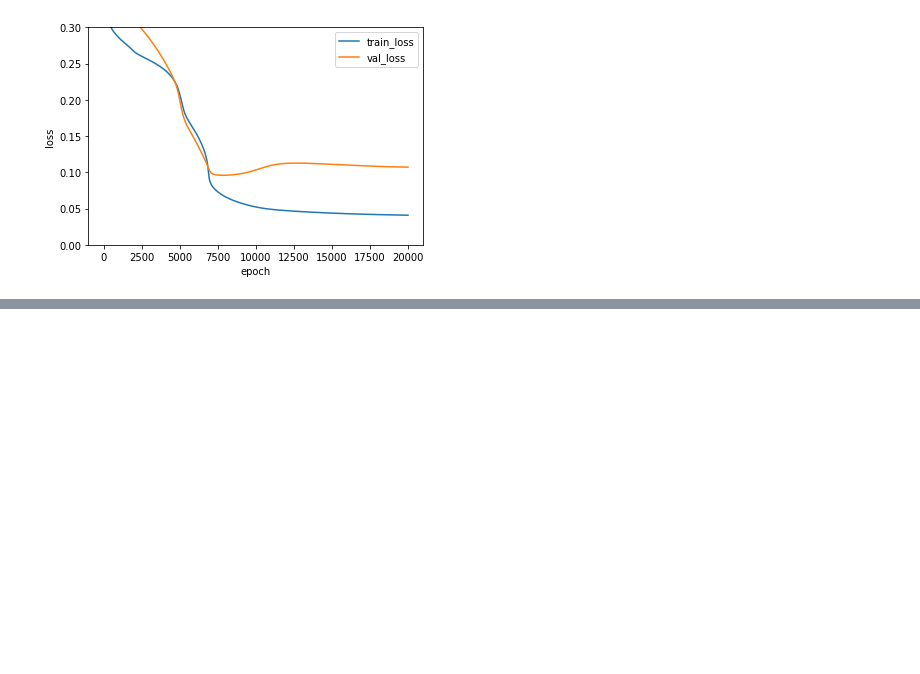
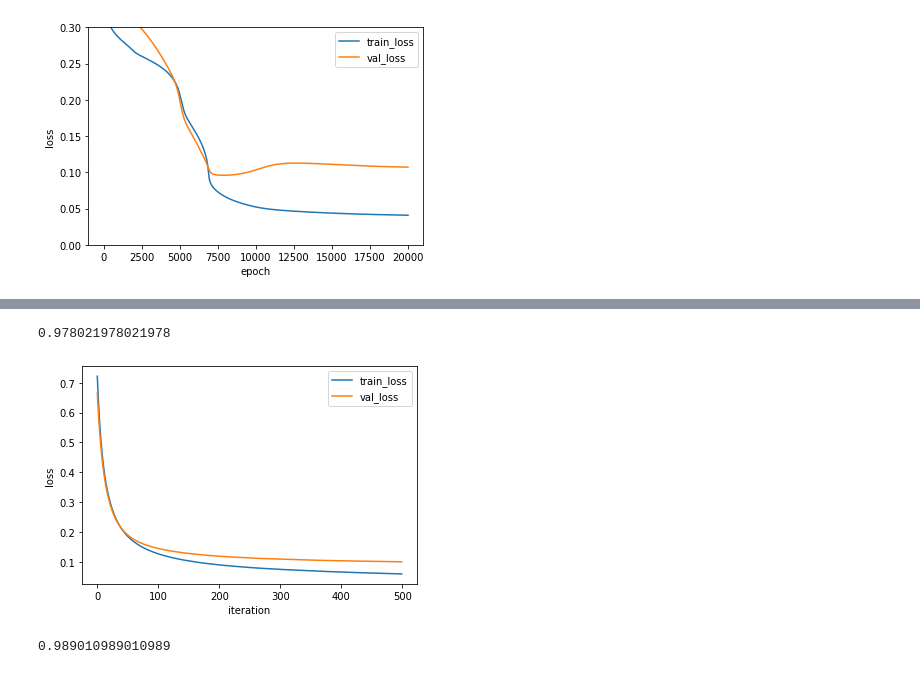
Before and after one commit to kxxxda/DoItDeepLearning, a Jupyter notebook: ch06.ipynb, the cells around one changed output, grey strips where cells are left out. Saved outputs shown, nothing was run; the diff lists cells and outputs as text; code cells hidden in the pictures; blank space fills up the shorter version.

```diff
--- a/ch06.ipynb
+++ b/ch06.ipynb
@@ -254,0 +346,34 @@ plt.show()
+# %%
+# 미니 배치 크기를 늘려보자
+
+minibatch_net = MinibatchNetwork(l2 = 0.01, batch_size = 128)
+minibatch_net.fit(x_train_scaled, y_train,
+                x_val = x_val_scaled, y_val = y_val, epochs = 500)
+minibatch_net.score(x_val_scaled, y_val)
+# %% [output]
+0.978021978021978
+# %%
+plt.plot(minibatch_net.losses)
+plt.plot(minibatch_net.val_losses)
+plt.ylabel('loss')
+plt.xlabel('iteration')
+plt.legend(['train_loss', 'val_loss'])
+plt.show()
+
+# 미니배치의 크기를 늘리고 나서 손실 그래프는 안정적으로 바뀌었지만 손실값이 줄어드는 속도는 느려졌다.
+# 적당한 ! 미니 배치 크기를 찾는 것이 중요하다
+# %% [output]
+[figure, added]
+# %%
+# 사이킷런을 사용해서 다층 신경망 훈련하기
+
+from sklearn.neural_network import MLPClassifier
+mlp = MLPClassifier(hidden_layer_sizes = (10, ), activation = 'logistic',
+                    solver = 'sgd', alpha = 0.01, batch_size = 32,
+                    learning_rate_init = 0.1, max_iter = 500)
+mlp.fit(x_train_scaled, y_train)
+mlp.score(x_val_scaled, y_val)
+
+# 우리가 직접 구현한 모델보다 조금 향상된 성능을 얻었다.
+# %% [output]
+0.989010989010989
```
Also changed, not shown: parts of 8 cells of this notebook.
